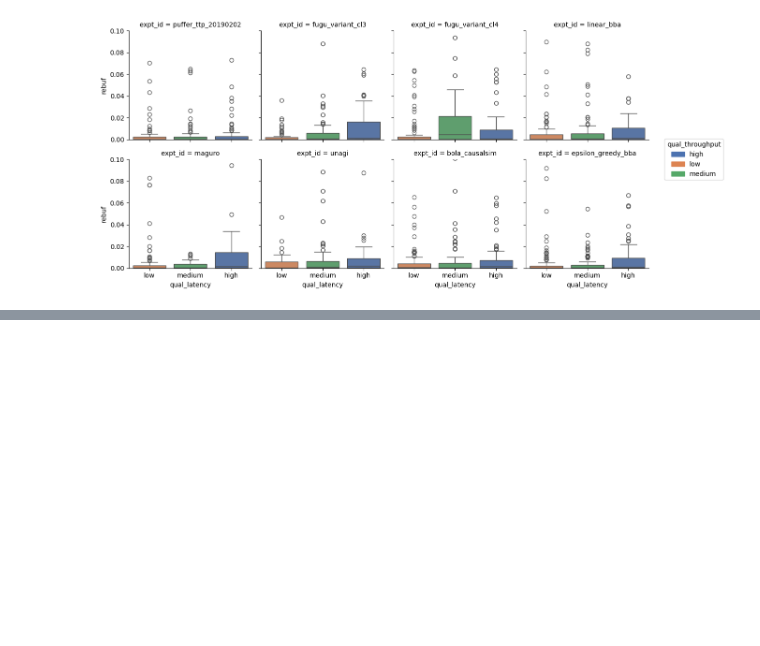
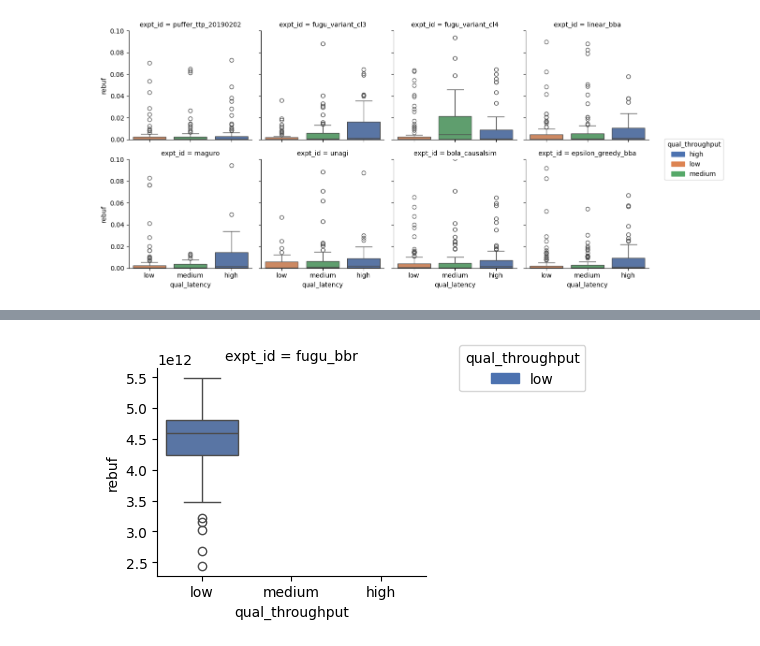
Before and after one commit to ViViVidam/293N, a Jupyter notebook: graphs.ipynb, the cells around one changed output, grey strips where cells are left out. Saved outputs shown, nothing was run; the diff lists cells and outputs as text; code cells hidden in the pictures; blank space fills up the shorter version.

Commit message:
initial jaber data

```diff
--- a/graphs.ipynb
+++ b/graphs.ipynb
@@ -296,0 +379,39 @@ plt.show()
+# %%
+group_keys = ["expt_id", "session_id"]
+#group_df["ssim_index"] = group_df["ssim_index"].astype(np.float64)
+group_df["delivery_rate"] = group_df["delivery_rate"].astype(np.float64)
+group_df["rtt"] = group_df["rtt"].astype(np.float64)
+group_df["qual_throughput"] = pd.qcut(group_df["delivery_rate"].astype(np.float64), 3, labels=["low","medium","high"])
+#group_df["qual_rtt"] = pd.qcut(group_df["rtt"].astype(np.float64), 2, labels=["low","high"])
+grouped_group = group_df.groupby(group_keys)
+
+
+time_s = (grouped_group["timestamp_x"].max() - grouped_group["timestamp_x"].min()).apply(lambda x: float(x) / 1000000000.0)
+norm_rebuf = grouped_group["cum_rebuf"].max() / time_s
+norm_rebuf = norm_rebuf.dropna()
+#ssim = grouped_group["ssim_index"].mean()
+graph_df = pd.DataFrame({"rebuf": norm_rebuf,
+                         "channel": grouped_group["channel"].max(),
+                         "avg_buffer": grouped_group["buffer"].mean(),
+                         "std_throughput": grouped_group["delivery_rate"].std(),
+                         "std_latency": grouped_group["rtt"].std(),
+                         "qual_throughput": grouped_group["qual_throughput"].min(),
+                         #"qual_latency": grouped_group["qual_rtt"].min()
+                        })#.merge(ssim, how="inner", on=["expt_id", "session_id"])
+# %%
+hue_order = graph_df["qual_throughput"].unique()[::-1]
+graph_df["expt_id"] = "fugu_bbr"
+
+grid = sns.FacetGrid(graph_df, col="expt_id", hue="qual_throughput", hue_order=hue_order, palette="deep", col_wrap=4)
+#grid.add_legend()
+grid.map(sns.boxplot,"qual_throughput","rebuf")
+
+
+# seaborn legend is broken and doesn't add colors
+labels = hue_order
+colors = sns.color_palette("deep").as_hex()[:len(labels)]
+handles=[patches.Patch(color=col, label=lab) for col, lab in zip (colors, labels)]
+plt.legend(handles=handles, title='qual_throughput', loc='center left', bbox_to_anchor=(1.1, 1))
+plt.show()
+# %% [output]
+[figure, added]
```
Also changed, not shown: parts of 7 cells of this notebook, 1 other file.
